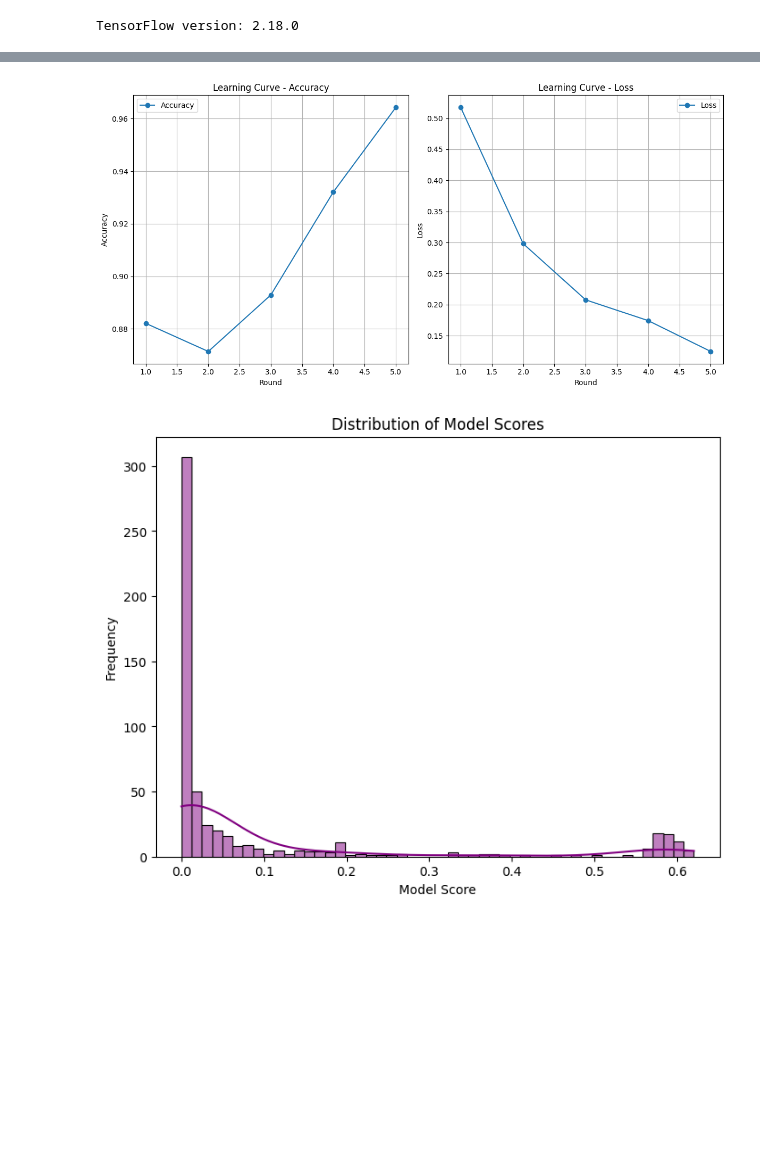
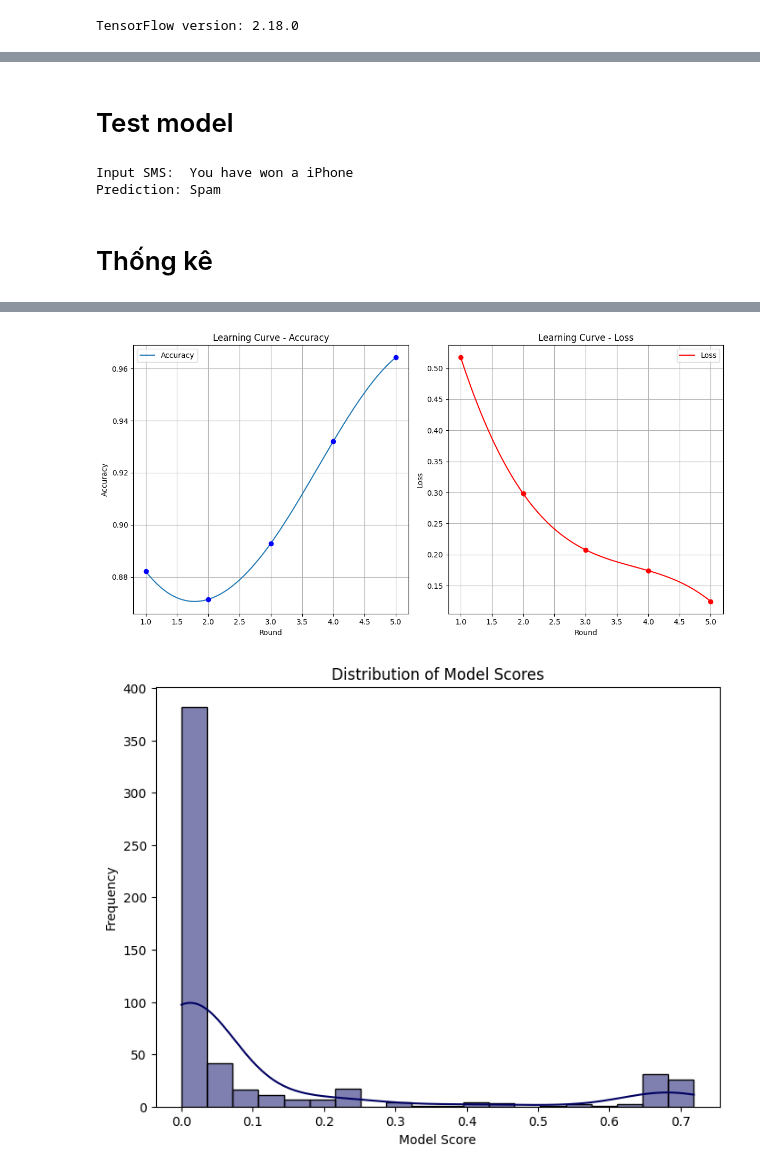
Before and after one commit to Puwuu22/Attacks-on-the-Model-Aggregation-in-Federated-Learning, a Jupyter notebook: Baseline_Model/Baseline_Model.ipynb, the cells around one changed output, grey strips where cells are left out. Saved outputs shown, nothing was run; the diff lists cells and outputs as text; code cells hidden in the pictures; blank space fills up the shorter version.

```diff
--- a/Baseline_Model/Baseline_Model.ipynb
+++ b/Baseline_Model/Baseline_Model.ipynb
@@ -581,3 +577,47 @@ Checkpoint contents: [array([[ 2.10025255e-03, -1.72997415e-02, -5.11323987e-03,
+# %% [markdown]
+# Test model
+# %%
+def predict_sms_with_final_model(sms_text: str):
+    """Predicts whether an SMS is spam or ham using the final trained model."""
+
+    # Load the final model weights
+    final_model_weights = torch.load("final_model.pth")
+
+    # Initialize the model
+    final_model = Net(input_dim).to(DEVICE)
+
+    # Set the model parameters
+    set_parameters(final_model, final_model_weights)
+
+    # Vectorize the input SMS using the same vectorizer used during training
+    vectorizer = TfidfVectorizer(stop_words="english", max_features=5000)
+    vectorizer.fit(data["text"])  # Fit the vectorizer on the entire dataset
+    sms_vector = vectorizer.transform([sms_text]).toarray().squeeze()
+    sms_tensor = torch.tensor(sms_vector, dtype=torch.float32).to(DEVICE)
+
+    # Make a prediction using the trained model
+    with torch.no_grad():
+        final_model.eval()  # Set the model to evaluation mode
+        output = final_model(sms_tensor)
+        _, predicted = torch.max(output.data, 0)  # Get the class with highest probability
+
+    # Return the prediction (0 for ham, 1 for spam)
+    return predicted.item()
+
+# Example usage
+input_sms = input("Enter an SMS message: ")
+prediction = predict_sms_with_final_model(input_sms)
+
+print("Input SMS: ", input_sms)
+if prediction == 0:
+    print("Prediction: Ham")
+else:
+    print("Prediction: Spam")
+# %% [output]
+Input SMS:  You have won a iPhone
+Prediction: Spam
+# %% [markdown]
+# Thống kê
 # %%
 from sklearn.metrics import confusion_matrix, roc_curve, auc, precision_recall_curve, classification_report
 import seaborn as sns
@@ -650,20 +690,39 @@ plt.xticks(ticks=[0, 1], labels=['Ham', 'Spam'])
 plt.show()
 
 # Learning Curve
+from scipy.interpolate import make_interp_spline
+
+# Original data
 history_acc = [0.8821, 0.8714, 0.8929, 0.9321, 0.9643]
 history_loss = [0.5174, 0.2981, 0.2077, 0.1743, 0.1247]
+
+# Create smooth curves
+X = np.array(range(1, len(history_acc) + 1))
+X_smooth = np.linspace(X.min(), X.max(), 300)
+
+# Interpolate data
+spl_acc = make_interp_spline(X, history_acc, k=3)
+spl_loss = make_interp_spline(X, history_loss, k=3)
+acc_smooth = spl_acc(X_smooth)
+loss_smooth = spl_loss(X_smooth)
+
+# Plot
 plt.figure(figsize=(12, 6))
 
+# Accuracy subplot
 plt.subplot(1, 2, 1)
-plt.plot(range(1, len(history_acc) + 1), history_acc, marker='o', label='Accuracy')
+plt.plot(X_smooth, acc_smooth, '-', label='Accuracy')
+plt.plot(X, history_acc, 'o', color='blue')  # Original points
 plt.xlabel('Round')
 plt.ylabel('Accuracy')
 plt.title('Learning Curve - Accuracy')
 plt.grid(True)
 plt.legend()
 
+# Loss subplot
 plt.subplot(1, 2, 2)
-plt.plot(range(1, len(history_loss) + 1), history_loss, marker='o', label='Loss')
+plt.plot(X_smooth, loss_smooth, '-', label='Loss', color='red')
+plt.plot(X, history_loss, 'o', color='red')  # Original points
 plt.xlabel('Round')
 plt.ylabel('Loss')
 plt.title('Learning Curve - Loss')
@@ -675,7 +734,7 @@ plt.show()
 
 # Distribution of Model Scores
 plt.figure(figsize=(8, 6))
-sns.histplot(all_probs, bins=50, kde=True, color='purple')
+sns.histplot(all_probs, bins=20, kde=True, color='#000062')
 plt.xlabel('Model Score')
 plt.ylabel('Frequency')
 plt.title('Distribution of Model Scores')
@@ -687,3 +746,3 @@ plt.show()
 [figure]
-[figure, old version]
+[figure, new version]
-[figure, old version]
+[figure, new version]
```
Also changed, not shown: parts of 9 cells of this notebook, 16 other files.
